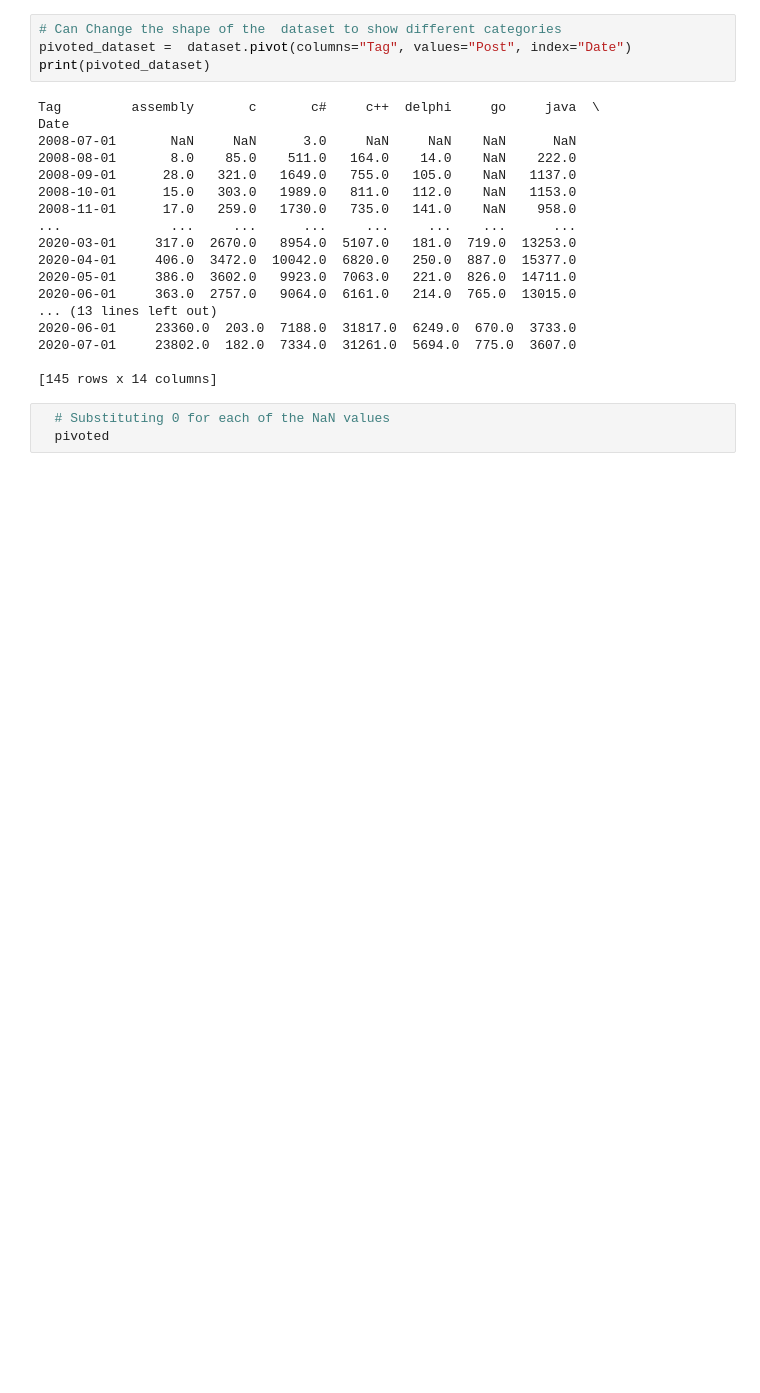
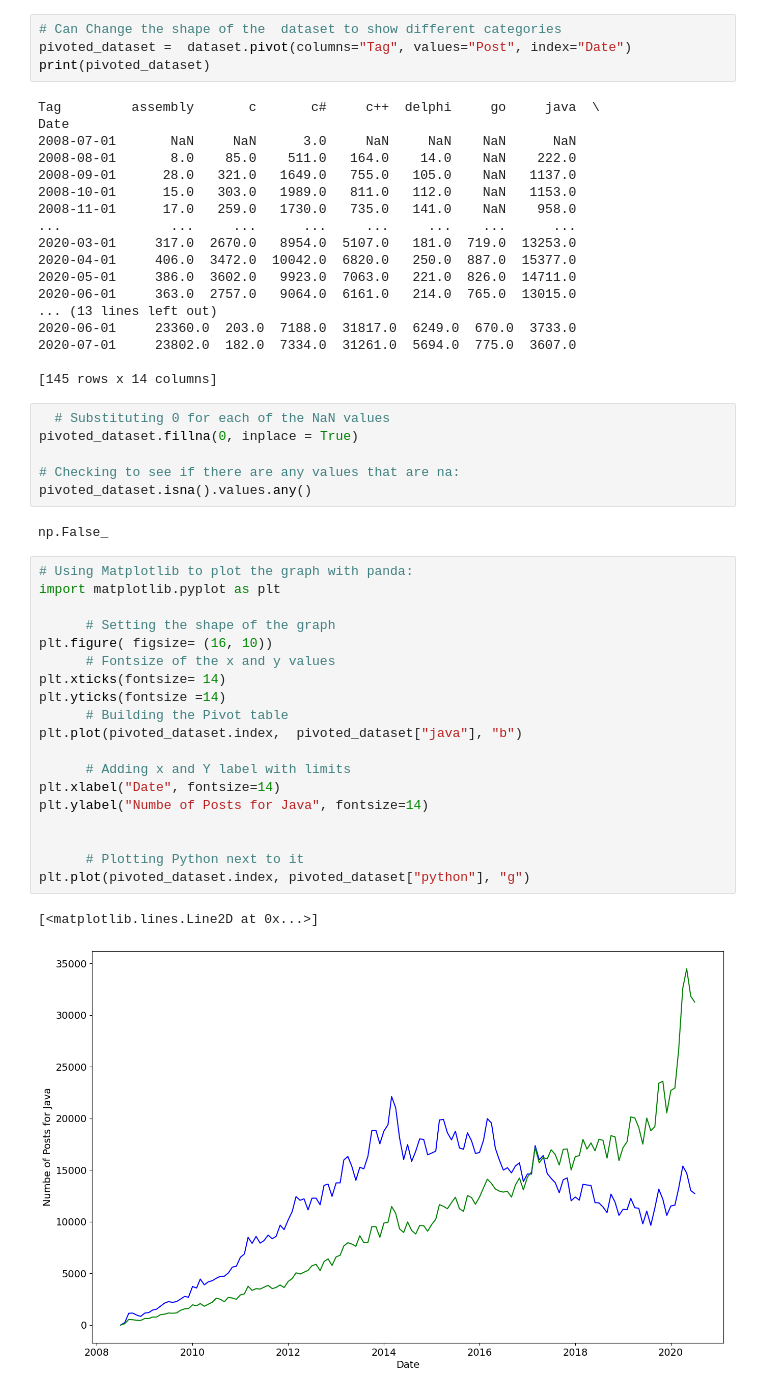
Before and after one commit to shane-221/100_days_of_python, a Jupyter notebook: 73_Day_73_Data Visualisation/Main.ipynb, the cells around one changed output. Drawn from its saved outputs; the diff is of its cells as text; blank space fills up the shorter version.

Commit message:
Created using Colab + Part 5

```diff
--- a/73_Day_73_Data Visualisation/Main.ipynb
+++ b/73_Day_73_Data Visualisation/Main.ipynb
@@ -71,4 +86,31 @@ Date
 [145 rows x 14 columns]
 # %%
   # Substituting 0 for each of the NaN values
-  pivoted
+pivoted_dataset.fillna(0, inplace = True)
+
+# Checking to see if there are any values that are na:
+pivoted_dataset.isna().values.any()
+# %% [output]
+np.False_
+# %%
+# Using Matplotlib to plot the graph with panda:
+import matplotlib.pyplot as plt
+
+      # Setting the shape of the graph
+plt.figure( figsize= (16, 10))
+      # Fontsize of the x and y values
+plt.xticks(fontsize= 14)
+plt.yticks(fontsize =14)
+      # Building the Pivot table
+plt.plot(pivoted_dataset.index,  pivoted_dataset["java"], "b")
+
+      # Adding x and Y label with limits
+plt.xlabel("Date", fontsize=14)
+plt.ylabel("Numbe of Posts for Java", fontsize=14)
+
+
+      # Plotting Python next to it
+plt.plot(pivoted_dataset.index, pivoted_dataset["python"], "g")
+# %% [output]
+[<matplotlib.lines.Line2D at 0x...>]
+[figure, added]
```
Also changed, not shown: parts of 3 cells of this notebook.
